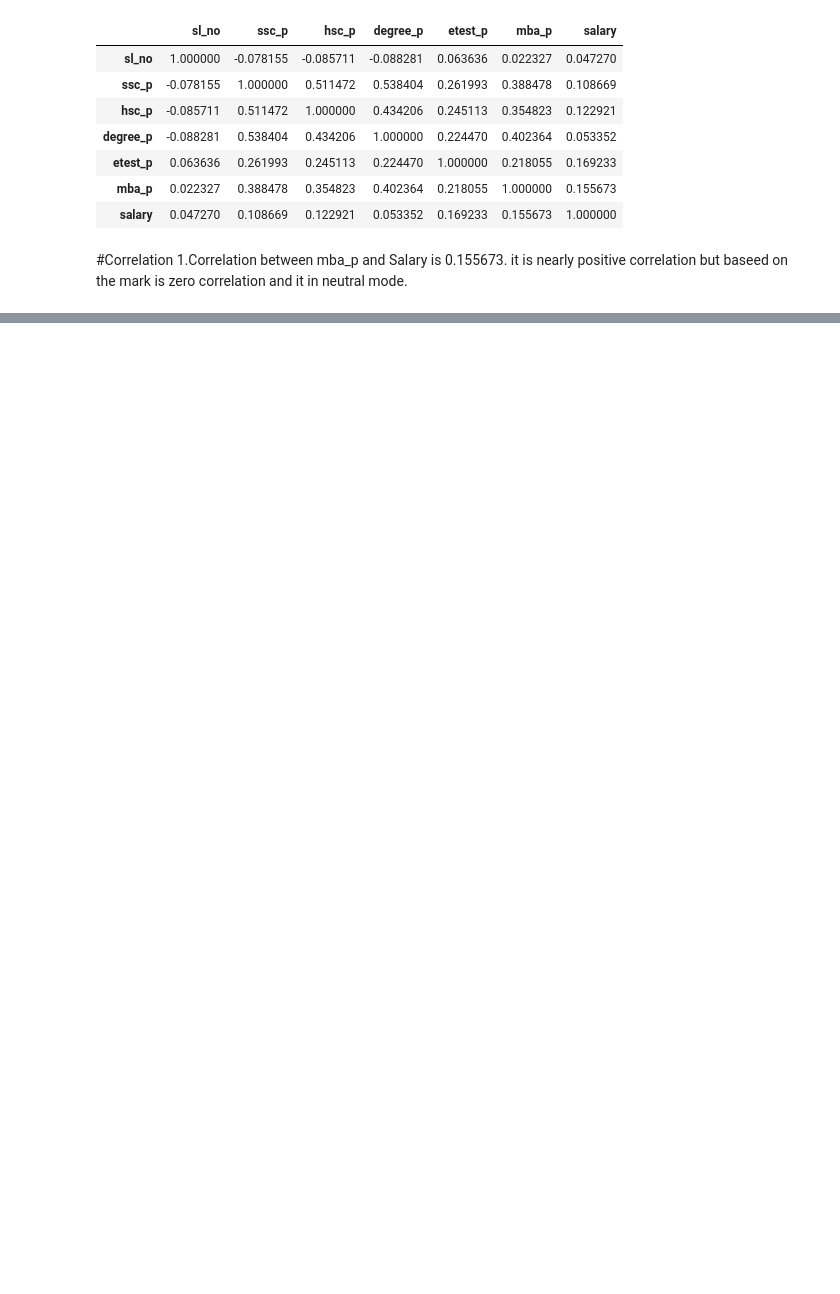
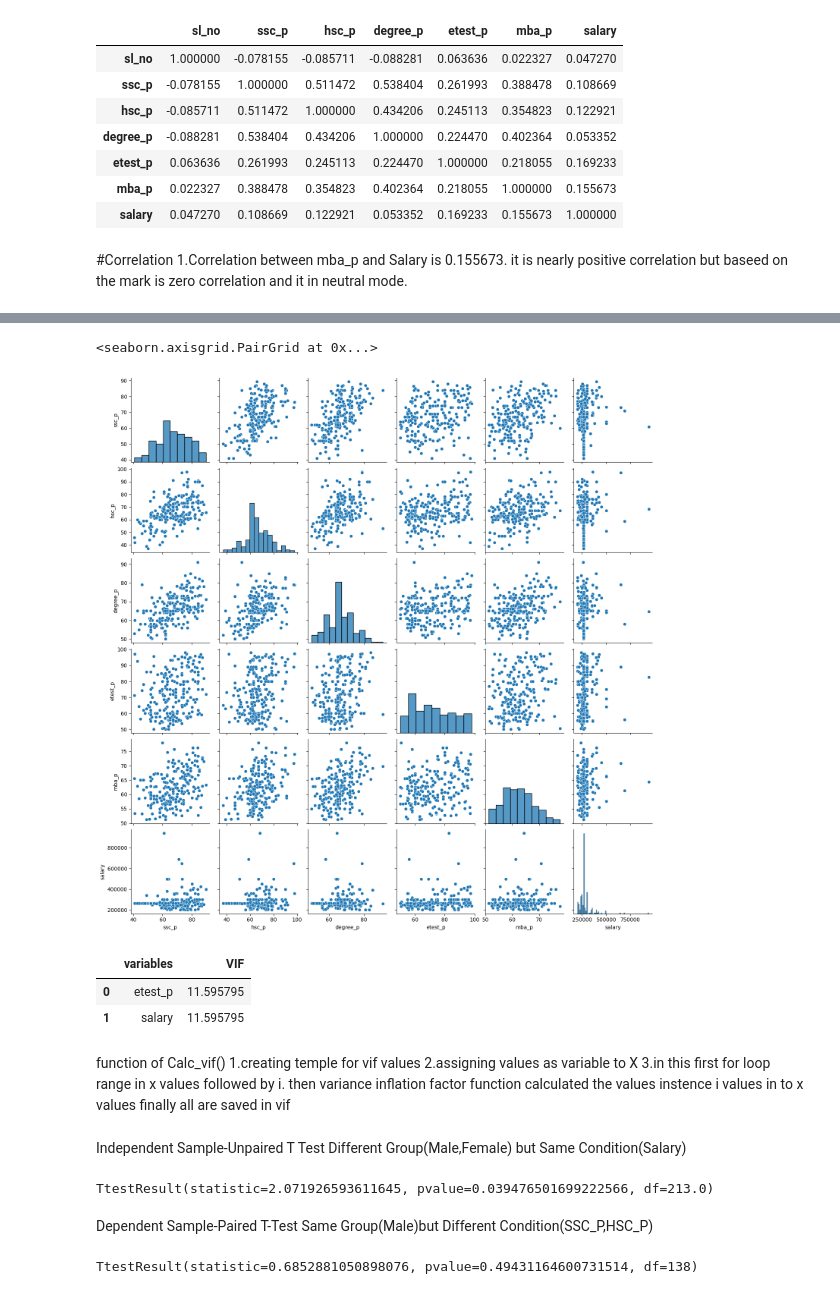
Before and after one commit to Dinesh0506/Datascience_Bivariate, a Jupyter notebook: Bivariate.ipynb, the cells around one changed output, grey strips where cells are left out. Cells and saved outputs as stored; diff of their text form; code cells hidden in the pictures; blank space fills up the shorter version.

```diff
--- a/Bivariate.ipynb
+++ b/Bivariate.ipynb
@@ -66,3 +66,5 @@ dataset.corr(numeric_only=True)
 # %% [markdown]
 #Correlation
 1.Correlation between mba_p and Salary is 0.155673. it is nearly positive correlation but baseed on the mark is zero correlation and it in neutral mode.
+# %%
+dataset.drop("sl_no",inplace=True,axis=1)
@@ -68,0 +89,5 @@ dataset.corr(numeric_only=True)
+# %%
+sns.pairplot(dataset)
+# %% [output]
+<seaborn.axisgrid.PairGrid at 0x...>
+[figure, added]
@@ -68,0 +102,34 @@ dataset.corr(numeric_only=True)
+# %%
+calc_vif(dataset[["etest_p","salary"]])
+# %% [output]
+|  | variables | VIF |
+| 0 | etest_p | 11.595795 |
+| 1 | salary | 11.595795 |
+# %% [markdown]
+function of Calc_vif()
+1.creating temple for vif values
+2.assigning values as variable to X
+3.in this first for loop range in x values followed by i.
+then variance inflation factor function calculated
+the values instence i values in to x values finally all are saved in vif
+# %% [markdown]
+Independent Sample-Unpaired T Test
+Different Group(Male,Female) but Same Condition(Salary)
+# %%
+from scipy.stats import ttest_ind
+dataset=dataset.dropna()
+Male=dataset[dataset["gender"]=="M"]["salary"]
+Female=dataset[dataset["gender"]=="F"]["salary"]
+ttest_ind(Male,Female)
+# %% [output]
+TtestResult(statistic=2.071926593611645, pvalue=0.039476501699222566, df=213.0)
+# %% [markdown]
+Dependent Sample-Paired T-Test
+Same Group(Male)but Different Condition(SSC_P,HSC_P)
+# %%
+from scipy.stats import ttest_rel
+Male=dataset[dataset["gender"]=="M"]["ssc_p"]
+Male1=dataset[dataset["gender"]=="M"]["hsc_p"]
+ttest_rel(Male,Male1)
+# %% [output]
+TtestResult(statistic=0.6852881050898076, pvalue=0.49431164600731514, df=138)
```
Also changed, not shown: parts of 8 cells of this notebook.
